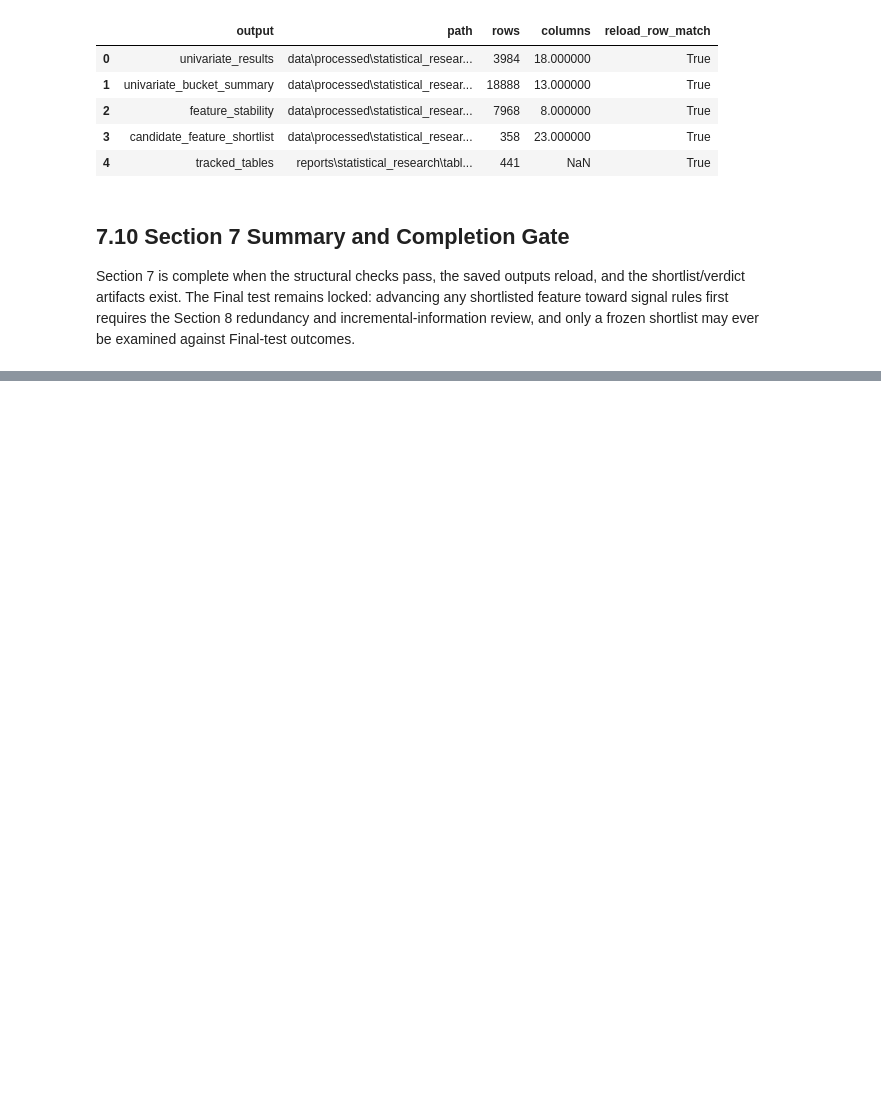
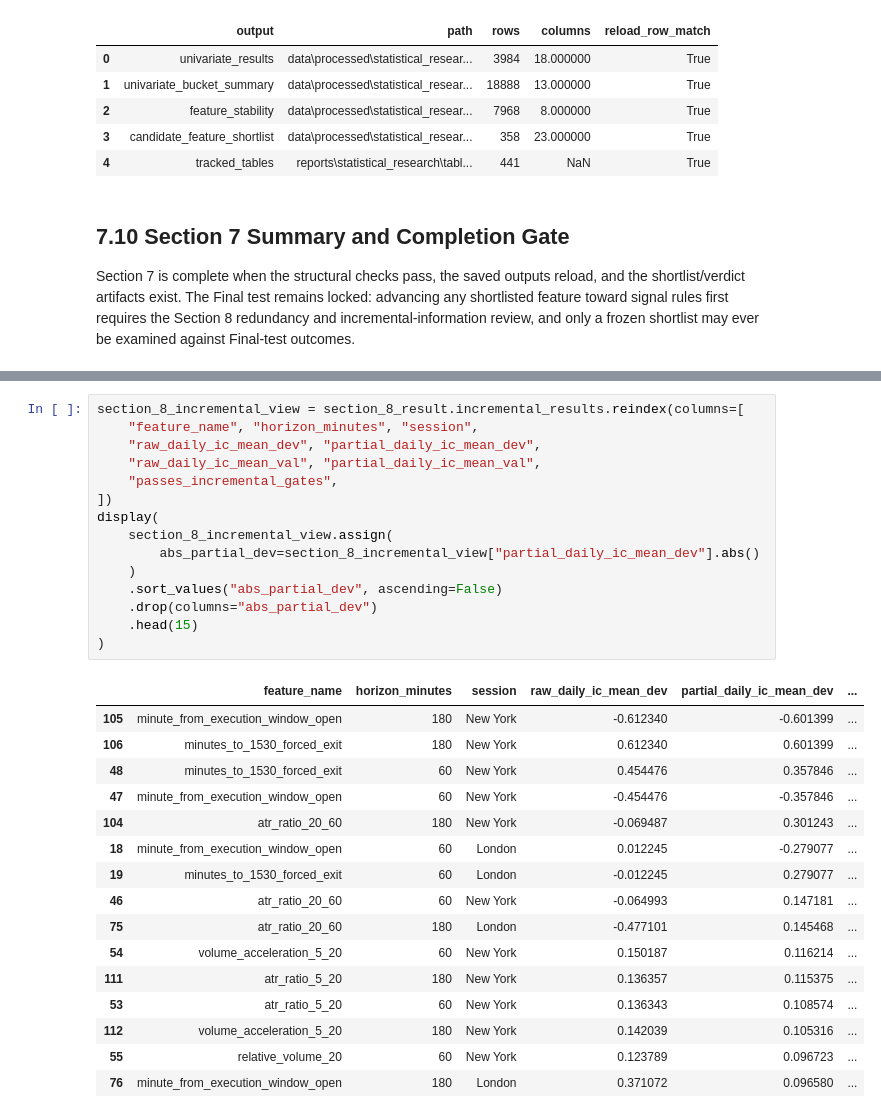
Before and after one commit to Abond1234/GC-1m-OHLCV-QUANTITATIVE-ANALYSIS, a Jupyter notebook: notebooks/exploration/statistical_feature_research.ipynb, the cells around one changed output, grey strips where cells are left out. Drawn from its saved outputs; the diff is of its cells as text; blank space fills up the shorter version.

```diff
--- a/notebooks/exploration/statistical_feature_research.ipynb
+++ b/notebooks/exploration/statistical_feature_research.ipynb
@@ -3668,0 +3798,32 @@ SECTION 7 STATUS: READY
+# %%
+section_8_incremental_view = section_8_result.incremental_results.reindex(columns=[
+    "feature_name", "horizon_minutes", "session",
+    "raw_daily_ic_mean_dev", "partial_daily_ic_mean_dev",
+    "raw_daily_ic_mean_val", "partial_daily_ic_mean_val",
+    "passes_incremental_gates",
+])
+display(
+    section_8_incremental_view.assign(
+        abs_partial_dev=section_8_incremental_view["partial_daily_ic_mean_dev"].abs()
+    )
+    .sort_values("abs_partial_dev", ascending=False)
+    .drop(columns="abs_partial_dev")
+    .head(15)
+)
+# %% [output]
+|  | feature_name | horizon_minutes | session | raw_daily_ic_mean_dev | partial_daily_ic_mean_dev | ... |
+| 105 | minute_from_execution_window_open | 180 | New York | -0.612340 | -0.601399 | ... |
+| 106 | minutes_to_1530_forced_exit | 180 | New York | 0.612340 | 0.601399 | ... |
+| 48 | minutes_to_1530_forced_exit | 60 | New York | 0.454476 | 0.357846 | ... |
+| 47 | minute_from_execution_window_open | 60 | New York | -0.454476 | -0.357846 | ... |
+| 104 | atr_ratio_20_60 | 180 | New York | -0.069487 | 0.301243 | ... |
+| 18 | minute_from_execution_window_open | 60 | London | 0.012245 | -0.279077 | ... |
+| 19 | minutes_to_1530_forced_exit | 60 | London | -0.012245 | 0.279077 | ... |
+| 46 | atr_ratio_20_60 | 60 | New York | -0.064993 | 0.147181 | ... |
+| 75 | atr_ratio_20_60 | 180 | London | -0.477101 | 0.145468 | ... |
+| 54 | volume_acceleration_5_20 | 60 | New York | 0.150187 | 0.116214 | ... |
+| 111 | atr_ratio_5_20 | 180 | New York | 0.136357 | 0.115375 | ... |
+| 53 | atr_ratio_5_20 | 60 | New York | 0.136343 | 0.108574 | ... |
+| 112 | volume_acceleration_5_20 | 180 | New York | 0.142039 | 0.105316 | ... |
+| 55 | relative_volume_20 | 60 | New York | 0.123789 | 0.096723 | ... |
+| 76 | minute_from_execution_window_open | 180 | London | 0.371072 | 0.096580 | ... |
```
Also changed, not shown: parts of 17 cells of this notebook, 6 other files.
